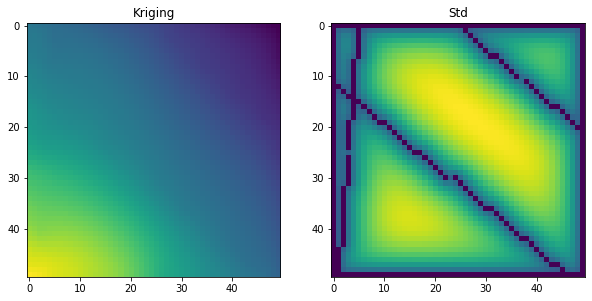
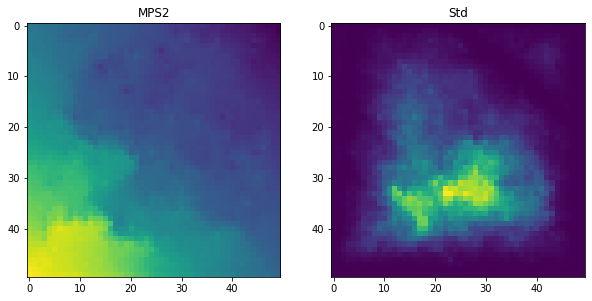
Code edit (unified diff) that turned the first committed figure into the second:
--- before
+++ after
@@ -1,9 +1,10 @@
 plt.subplots(1,2,figsize=(10,10))
 plt.subplot(1,2,1)
-plt.imshow(krige)
-plt.title('Kriging')
+plt.imshow(extra[0])
+plt.title('MPS2')
 
+std_MPS = np.var(extra,axis=0)
 plt.subplot(1,2,2)
-plt.imshow(krige_std)
+plt.imshow(std_MPS)
 plt.title('Std')
 plt.show()

Commit: add std for MPS